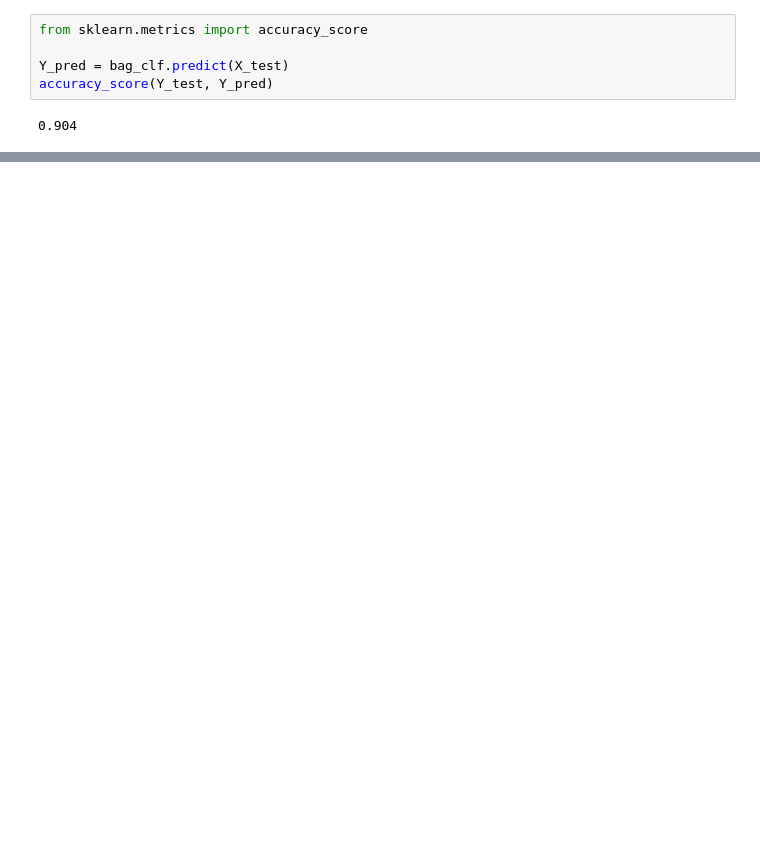
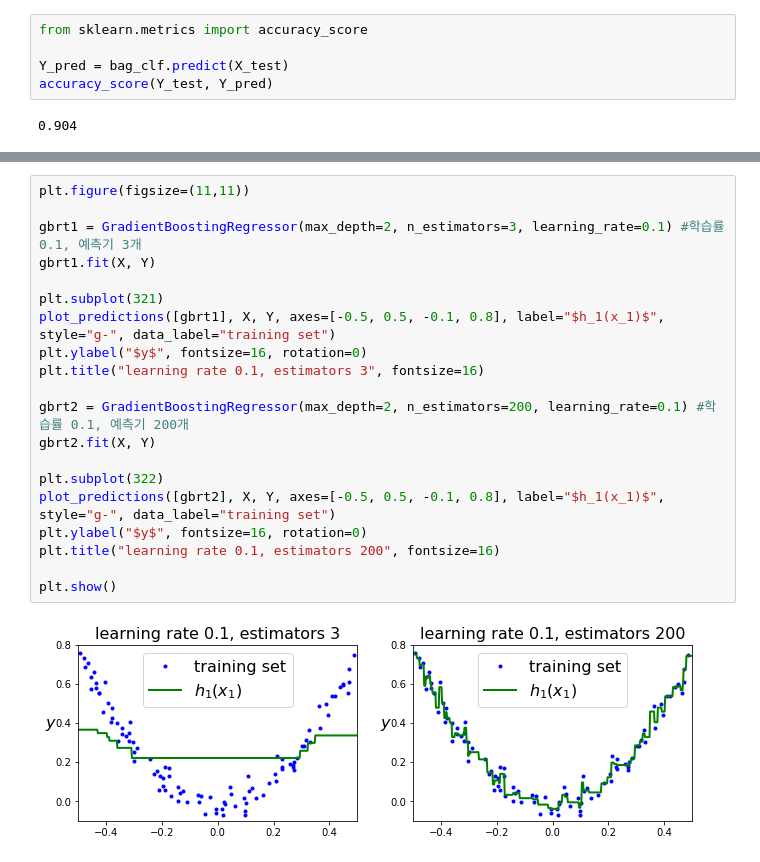
Before and after one commit to sunminky/tensorflow, a Jupyter notebook: Chapter7/Untitled.ipynb, the cells around one changed output, grey strips where cells are left out. Saved outputs shown, nothing was run; the diff lists cells and outputs as text; blank space fills up the shorter version.

```diff
--- a/Chapter7/Untitled.ipynb
+++ b/Chapter7/Untitled.ipynb
@@ -118,0 +295,22 @@ array([[0.39893617, 0.60106383],
+# %%
+plt.figure(figsize=(11,11))
+
+gbrt1 = GradientBoostingRegressor(max_depth=2, n_estimators=3, learning_rate=0.1) #학습률 0.1, 예측기 3개
+gbrt1.fit(X, Y)
+
+plt.subplot(321)
+plot_predictions([gbrt1], X, Y, axes=[-0.5, 0.5, -0.1, 0.8], label="$h_1(x_1)$", style="g-", data_label="training set")
+plt.ylabel("$y$", fontsize=16, rotation=0)
+plt.title("learning rate 0.1, estimators 3", fontsize=16)
+
+gbrt2 = GradientBoostingRegressor(max_depth=2, n_estimators=200, learning_rate=0.1) #학습률 0.1, 예측기 200개
+gbrt2.fit(X, Y)
+
+plt.subplot(322)
+plot_predictions([gbrt2], X, Y, axes=[-0.5, 0.5, -0.1, 0.8], label="$h_1(x_1)$", style="g-", data_label="training set")
+plt.ylabel("$y$", fontsize=16, rotation=0)
+plt.title("learning rate 0.1, estimators 200", fontsize=16)
+
+plt.show()
+# %% [output]
+[figure, added]
```
Also changed, not shown: parts of 18 cells of this notebook.
